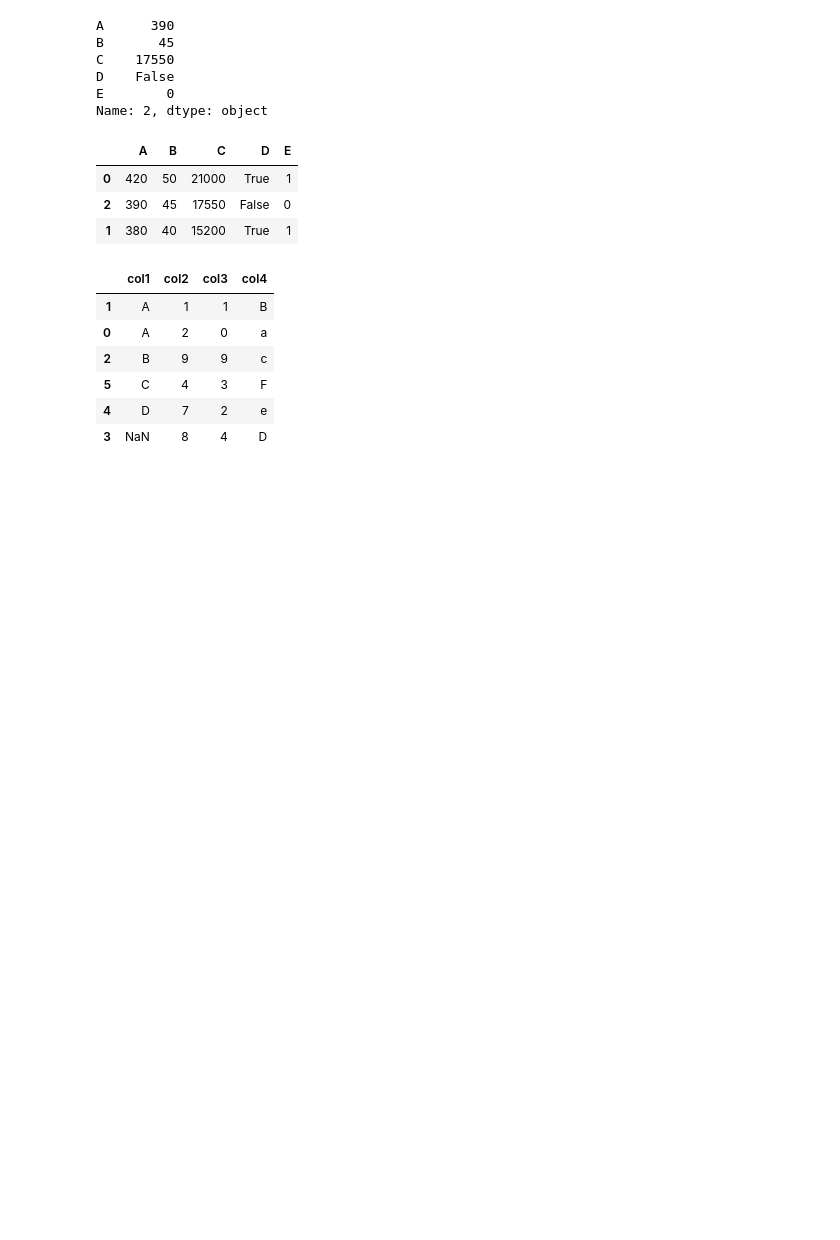
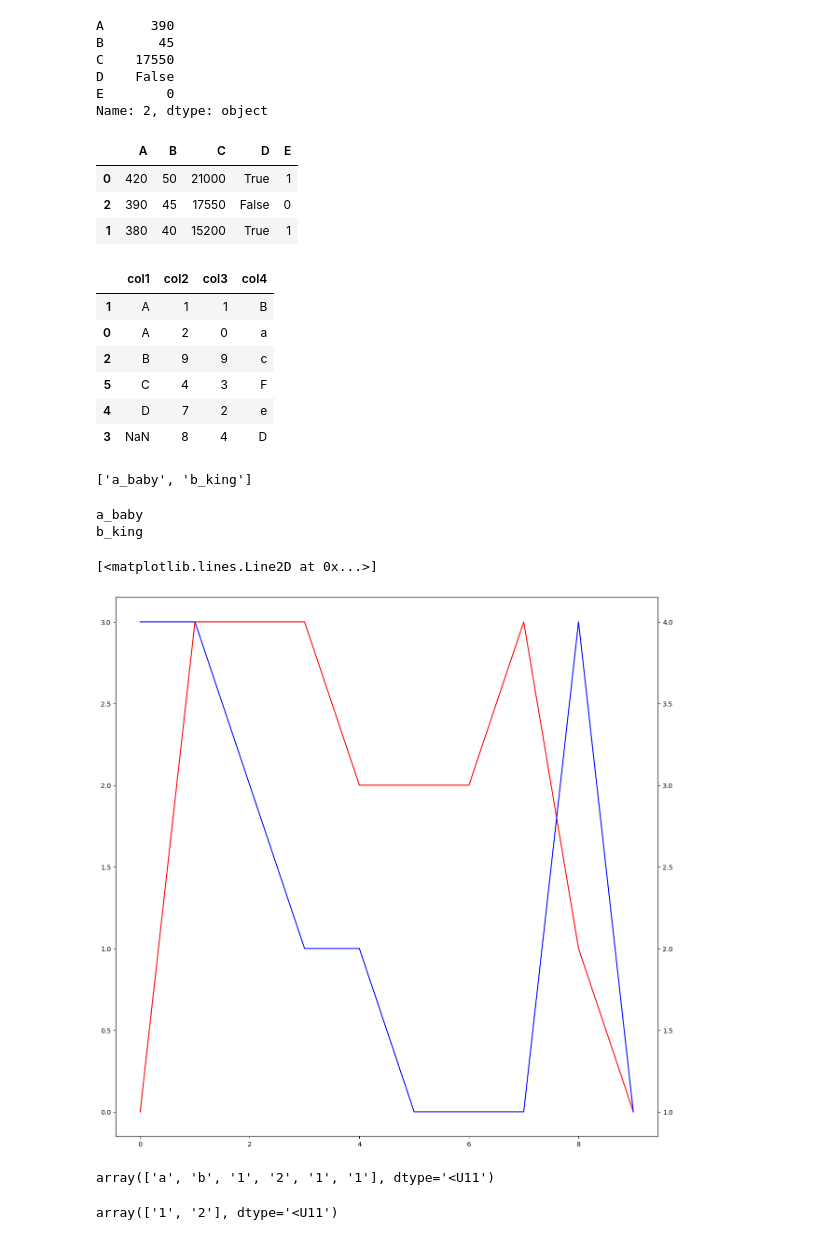
Before and after one commit to soumyadip-iimksp/miles-prediction-mlops, a Jupyter notebook: practice.ipynb, the cells around one changed output. Saved outputs shown, nothing was run; the diff lists cells and outputs as text; code cells hidden in the pictures; blank space fills up the shorter version.

```diff
--- a/practice.ipynb
+++ b/practice.ipynb
@@ -389,0 +388,54 @@ df[""]
+# %%
+import numpy as np
+a = np.array(['a','b'])
+b = np.array(['baby','king'])
+assert(len(a)==len(b))
+
+def concat_arrays(a, b):
+    try:
+        assert(len(a)==len(b))
+    except:
+        print("arrays not equal")
+    else:
+        c=[]
+        for i in range(len(a)):
+            c.append(a[i] + "_" + b[i])
+        return c
+
+c = concat_arrays(a, b)
+print(c)
+# %% [output]
+['a_baby', 'b_king']
+# %%
+for i in range(len(a)):
+    print(a[i]+"_"+b[i])
+# %% [output]
+a_baby
+b_king
+# %%
+import pandas
+import numpy
+import matplotlib
+from matplotlib import pyplot
+%matplotlib inline
+
+df = pandas.DataFrame(numpy.random.randint(0,5,size=(10, 2)),
+columns=list('AB'))
+
+fig = matplotlib.pyplot.figure(figsize=(15,15))
+ax = fig.add_subplot(111)
+ax2 = ax.twinx()
+ax.plot(df.index, df.A, color ='r')
+ax2.plot(df.index, df.B, color = 'b')
+# %% [output]
+[<matplotlib.lines.Line2D at 0x...>]
+[figure, added]
+# %%
+a = np.array(["a","b",1,2,1,1])
+a
+# %% [output]
+array(['a', 'b', '1', '2', '1', '1'], dtype='<U11')
+# %%
+np.array(["1", 2])
+# %% [output]
+array(['1', '2'], dtype='<U11')
```
Also changed, not shown: parts of 1 cell of this notebook, 7 other files.
